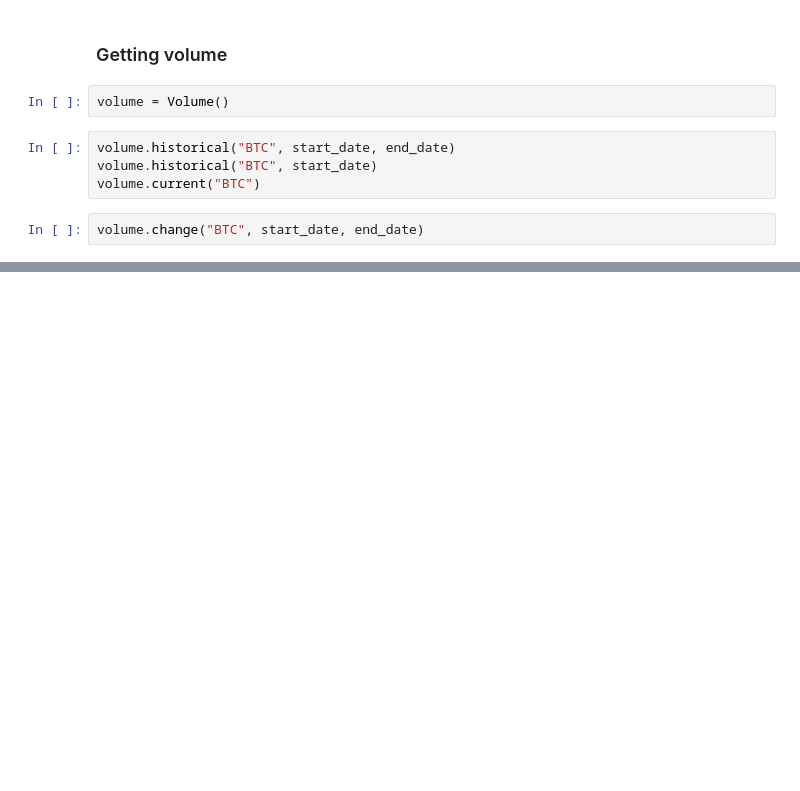
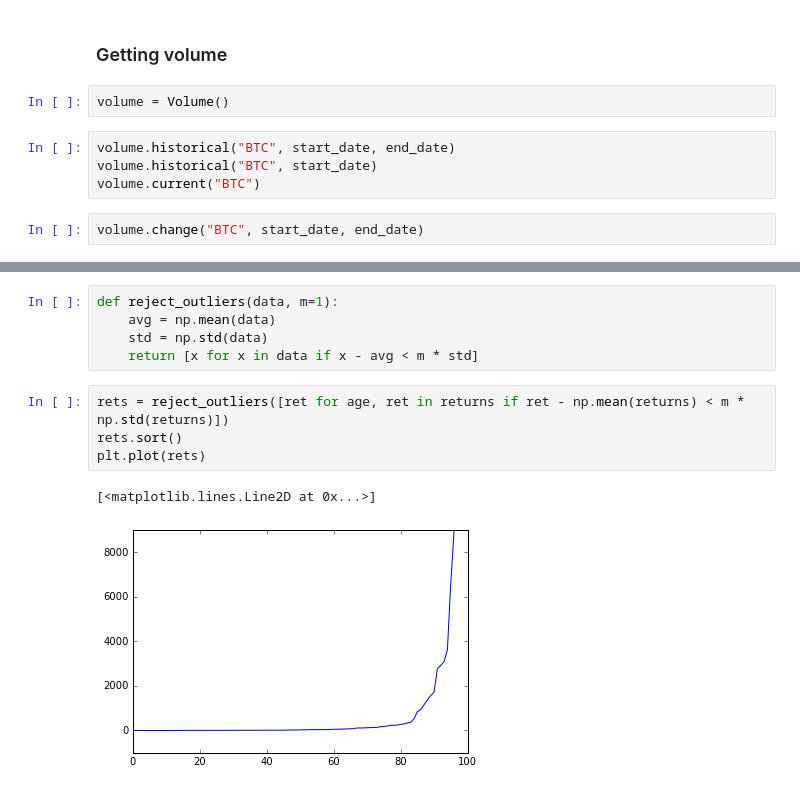
Before and after one commit to erikseulean/cryptoscraping, a Jupyter notebook: Tutorial 1.ipynb, the cells around one changed output, grey strips where cells are left out. Drawn from its saved outputs; the diff is of its cells as text; blank space fills up the shorter version.

Commit message:
added study of returns distribution. incomplete

```diff
--- a/Tutorial 1.ipynb
+++ b/Tutorial 1.ipynb
@@ -216,0 +239,12 @@ volume.share("BTC", start_date)
+# %%
+def reject_outliers(data, m=1):
+    avg = np.mean(data)
+    std = np.std(data)
+    return [x for x in data if x - avg < m * std]
+# %%
+rets = reject_outliers([ret for age, ret in returns if ret - np.mean(returns) < m * np.std(returns)])
+rets.sort()
+plt.plot(rets)
+# %% [output]
+[<matplotlib.lines.Line2D at 0x...>]
+[figure, added]
```
Also changed, not shown: parts of 12 cells of this notebook, 1 other file.
